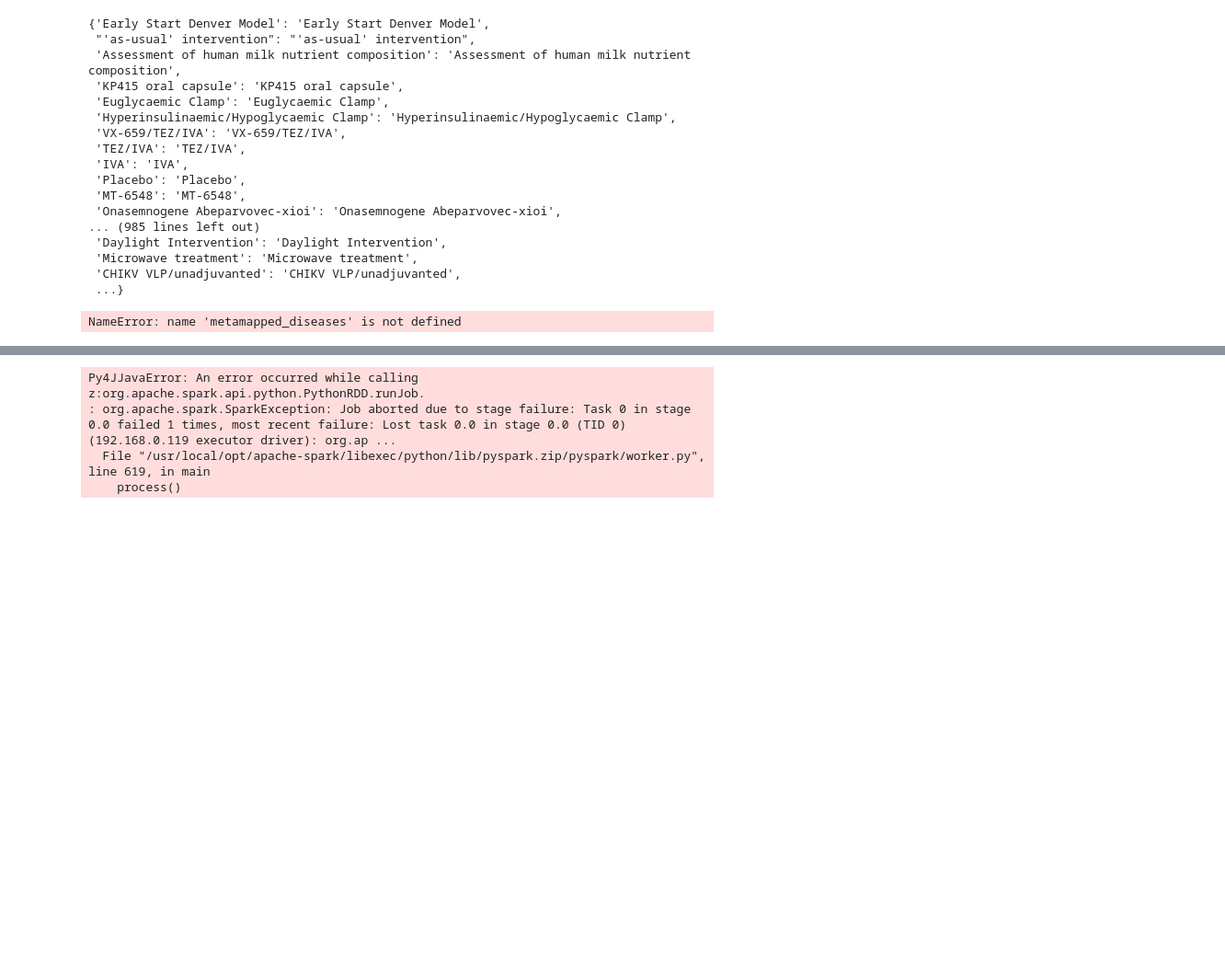
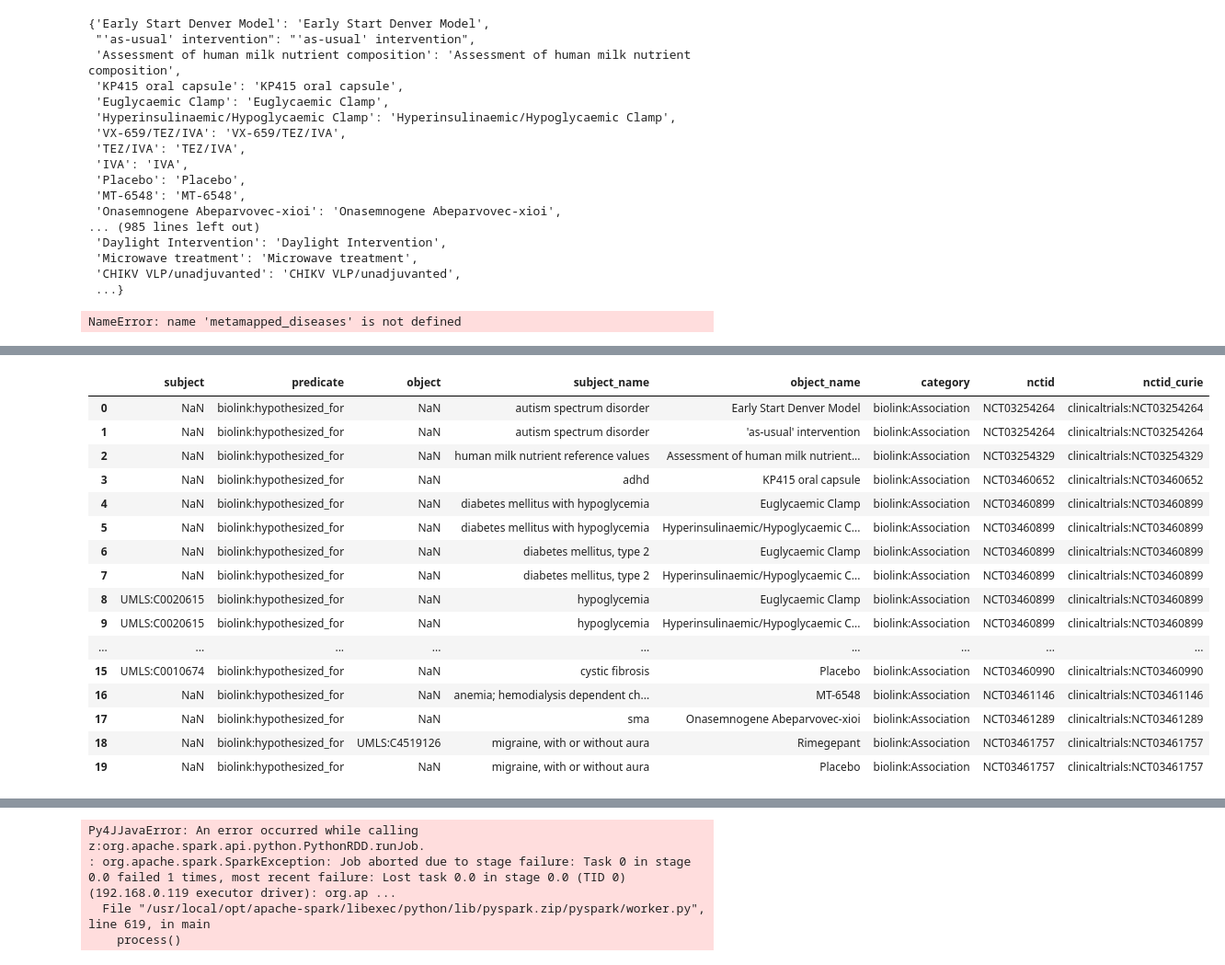
Before and after one commit to GitHubbit/Multiomics_ClinicalTrials_KP, a Jupyter notebook: Clinical_Trials_playground.ipynb, the cells around one changed output, grey strips where cells are left out. Shown at 92% size. Cells and saved outputs as stored; diff of their text form; code cells hidden in the pictures; blank space fills up the shorter version.

```diff
--- a/Clinical_Trials_playground.ipynb
+++ b/Clinical_Trials_playground.ipynb
@@ -728,0 +590,3 @@ len(metamapped_interventions)
+# %%
+test_master_dis_dict = dict(random.sample(master_disease_dict.items(), 100))
+test_master_int_dict = dict(random.sample(master_intervention_dict.items(), 100))
@@ -728,0 +641,21 @@ len(metamapped_interventions)
+# %%
+baseline_final_disease_dict = dict()
+baseline_final_intervention_dict = dict()
+
+for k, v in master_disease_dict.items():
+    orig_disease = k.lower()
+    orig_disease = orig_disease.strip()
+    mapped_disease = str(v[1])
+    mapped_disease = mapped_disease.lower()
+    mapped_disease = mapped_disease.strip()
+    if orig_disease == mapped_disease:
+        baseline_final_disease_dict[k] = v[1:]
+
+for k, v in master_intervention_dict.items():
+    orig_int = k.lower()
+    orig_int = orig_int.strip()
+    mapped_int = str(v[1])
+    mapped_int = mapped_int.lower()
+    mapped_int = mapped_int.strip()
+    if orig_int == mapped_int:
+        baseline_final_intervention_dict[k] = v[1:]
@@ -728,0 +682,13 @@ len(metamapped_interventions)
+# %%
+# create CURIEs from values of baseline lists
+disease_curie_dict = dict()
+intervention_curie_dict = dict()
+
+for k, v in baseline_final_disease_dict.items():
+    disease_curie_dict[k] = "UMLS:{}".format(v[1])
+
+for k, v in baseline_final_intervention_dict.items():
+    intervention_curie_dict[k] = "UMLS:{}".format(v[1])
+
+
+disease_curie_dict
@@ -728,0 +719,24 @@ len(metamapped_interventions)
+# %%
+ct_final_mapped = ct_final.copy()
+ct_final_mapped['subject'] = ct_final['subject_name'].map(disease_curie_dict)
+ct_final_mapped['object'] = ct_final['object_name'].map(intervention_curie_dict)
+# %%
+ct_final_mapped[:20]
+# %% [output]
+|  | subject | predicate | object | subject_name | object_name | category | nctid | nctid_curie |
+| 0 | NaN | biolink:hypothesized_for | NaN | autism spectrum disorder | Early Start Denver Model | biolink:Association | NCT03254264 | clinicaltrials:NCT03254264 |
+| 1 | NaN | biolink:hypothesized_for | NaN | autism spectrum disorder | 'as-usual' intervention | biolink:Association | NCT03254264 | clinicaltrials:NCT03254264 |
+| 2 | NaN | biolink:hypothesized_for | NaN | human milk nutrient reference values | Assessment of human milk nutrient... | biolink:Association | NCT03254329 | clinicaltrials:NCT03254329 |
+| 3 | NaN | biolink:hypothesized_for | NaN | adhd | KP415 oral capsule | biolink:Association | NCT03460652 | clinicaltrials:NCT03460652 |
+| 4 | NaN | biolink:hypothesized_for | NaN | diabetes mellitus with hypoglycemia | Euglycaemic Clamp | biolink:Association | NCT03460899 | clinicaltrials:NCT03460899 |
+| 5 | NaN | biolink:hypothesized_for | NaN | diabetes mellitus with hypoglycemia | Hyperinsulinaemic/Hypoglycaemic C... | biolink:Association | NCT03460899 | clinicaltrials:NCT03460899 |
+| 6 | NaN | biolink:hypothesized_for | NaN | diabetes mellitus, type 2 | Euglycaemic Clamp | biolink:Association | NCT03460899 | clinicaltrials:NCT03460899 |
+| 7 | NaN | biolink:hypothesized_for | NaN | diabetes mellitus, type 2 | Hyperinsulinaemic/Hypoglycaemic C... | biolink:Association | NCT03460899 | clinicaltrials:NCT03460899 |
+| 8 | UMLS:C0020615 | biolink:hypothesized_for | NaN | hypoglycemia | Euglycaemic Clamp | biolink:Association | NCT03460899 | clinicaltrials:NCT03460899 |
+| 9 | UMLS:C0020615 | biolink:hypothesized_for | NaN | hypoglycemia | Hyperinsulinaemic/Hypoglycaemic C... | biolink:Association | NCT03460899 | clinicaltrials:NCT03460899 |
+| ... | ... | ... | ... | ... | ... | ... | ... | ... |
+| 15 | UMLS:C0010674 | biolink:hypothesized_for | NaN | cystic fibrosis | Placebo | biolink:Association | NCT03460990 | clinicaltrials:NCT03460990 |
+| 16 | NaN | biolink:hypothesized_for | NaN | anemia; hemodialysis dependent ch... | MT-6548 | biolink:Association | NCT03461146 | clinicaltrials:NCT03461146 |
+| 17 | NaN | biolink:hypothesized_for | NaN | sma | Onasemnogene Abeparvovec-xioi | biolink:Association | NCT03461289 | clinicaltrials:NCT03461289 |
+| 18 | NaN | biolink:hypothesized_for | UMLS:C4519126 | migraine, with or without aura | Rimegepant | biolink:Association | NCT03461757 | clinicaltrials:NCT03461757 |
+| 19 | NaN | biolink:hypothesized_for | NaN | migraine, with or without aura | Placebo | biolink:Association | NCT03461757 | clinicaltrials:NCT03461757 |
```
Also changed, not shown: parts of 31 cells of this notebook.
